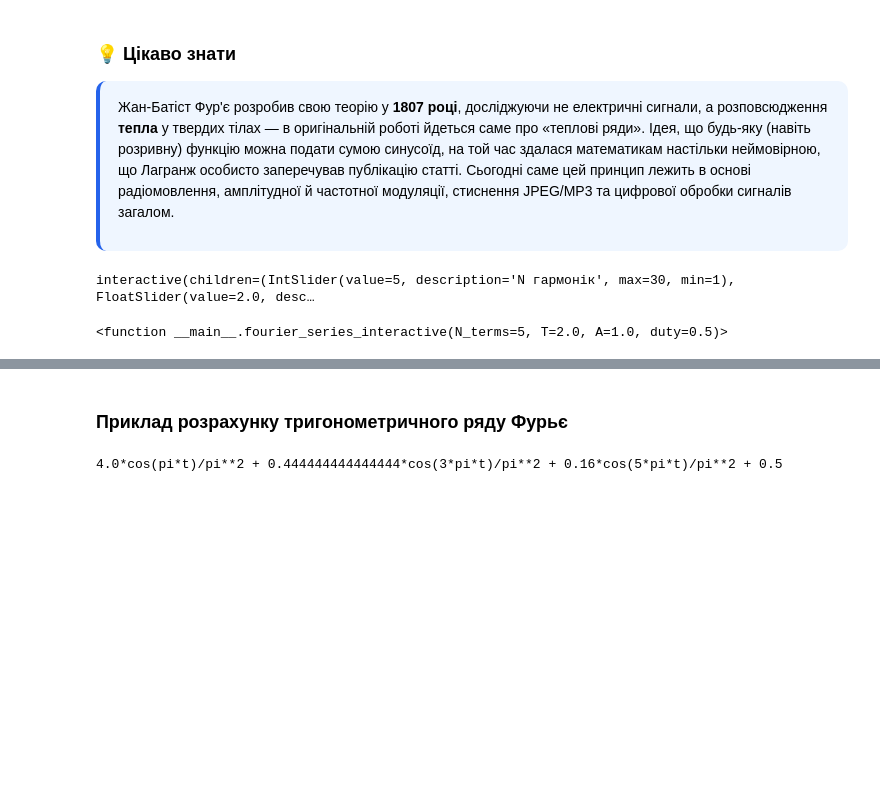
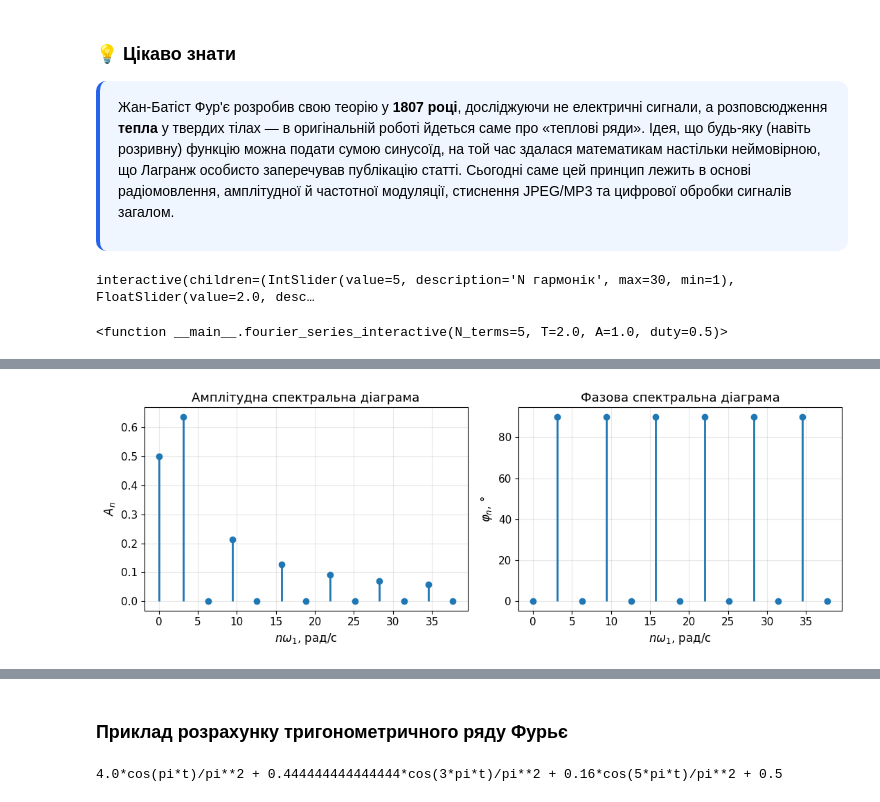
Before and after one commit to vim4all/Lectures_Basics_of_radio_electronics_in_Ukrainian, a Jupyter notebook: Основи радіотехніки_2_частина.ipynb, the cells around one changed output, grey strips where cells are left out. Saved outputs shown, nothing was run; the diff lists cells and outputs as text; code cells hidden in the pictures; blank space fills up the shorter version.

```diff
--- a/Основи радіотехніки_2_частина.ipynb
+++ b/Основи радіотехніки_2_частина.ipynb
@@ -2430,3 +2804,28 @@ $$\alpha_{n} = - \cfrac{\pi}{2}$$
+# %%
+# Спектральна діаграма прямокутного (меандрового) сигналу: амплітудний і фазовий спектри
+A_sd, T_sd, duty_sd, N_sd = 1.0, 2.0, 0.5, 12
+w1_sd = 2*np.pi/T_sd
+
+ns = np.arange(0, N_sd+1)
+An = np.zeros(len(ns)); phin = np.zeros(len(ns))
+An[0] = A_sd*duty_sd
+for k in ns[1:]:
+    an = (A_sd/(k*np.pi))*np.sin(2*np.pi*k*duty_sd)
+    bn = (A_sd/(k*np.pi))*(1-np.cos(2*np.pi*k*duty_sd))
+    An[k] = np.sqrt(an**2+bn**2)
+    phin[k] = np.arctan2(bn, an) if An[k] > 1e-12 else 0.0
+
+fig, (ax1, ax2) = plt.subplots(1, 2, figsize=(11, 4))
+ax1.stem(ns*w1_sd, An, basefmt=' ')
+ax1.set_xlabel(r'$n\omega_1$, рад/с'); ax1.set_ylabel('$A_n$')
+ax1.set_title('Амплітудна спектральна діаграма')
+
+ax2.stem(ns*w1_sd, np.degrees(phin), basefmt=' ')
+ax2.set_xlabel(r'$n\omega_1$, рад/с'); ax2.set_ylabel(r'$\varphi_n$, °')
+ax2.set_title('Фазова спектральна діаграма')
+plt.tight_layout(); plt.show()
+# %% [output]
+[figure, added]
 # %% [markdown]
 ### Комплексна форма ряду Фур'є  <a class="anchor" id="Fourier_series_complex"></a>
 
```
Also changed, not shown: parts of 43 cells of this notebook.
